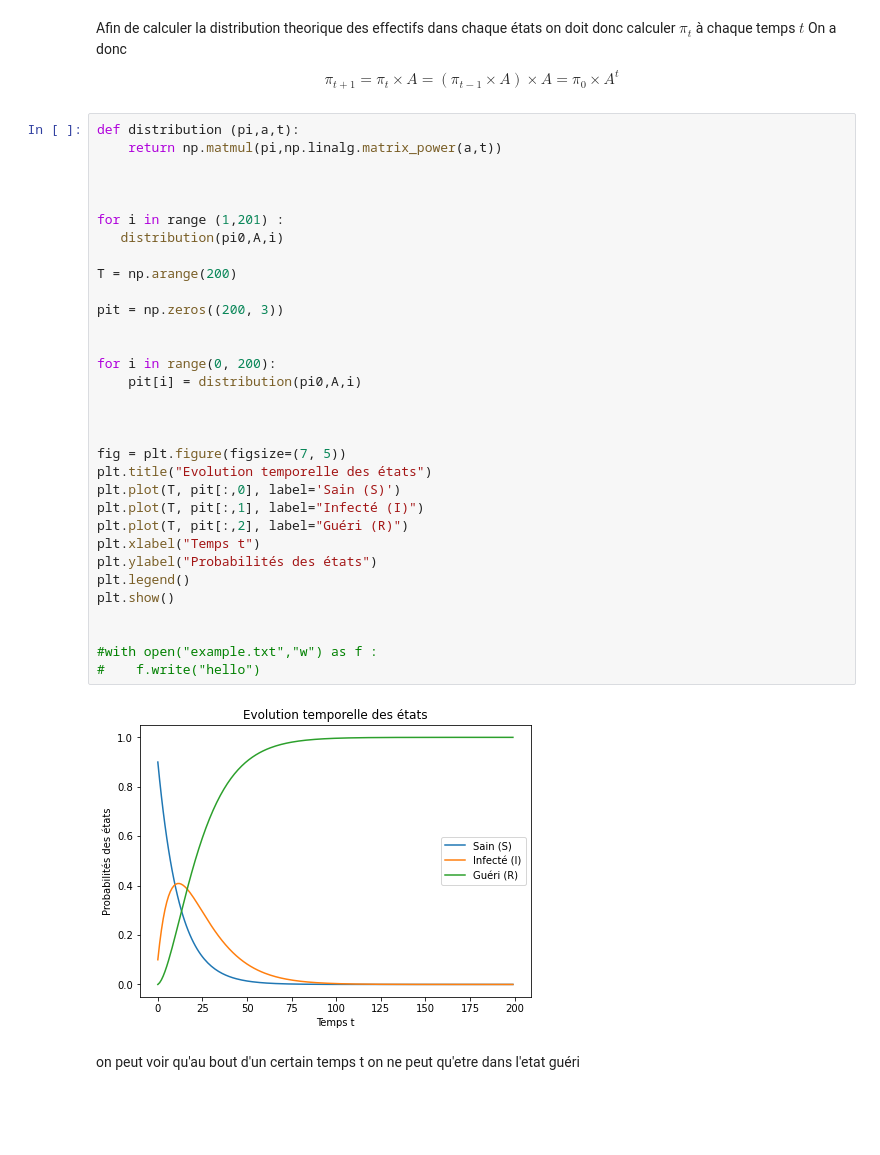
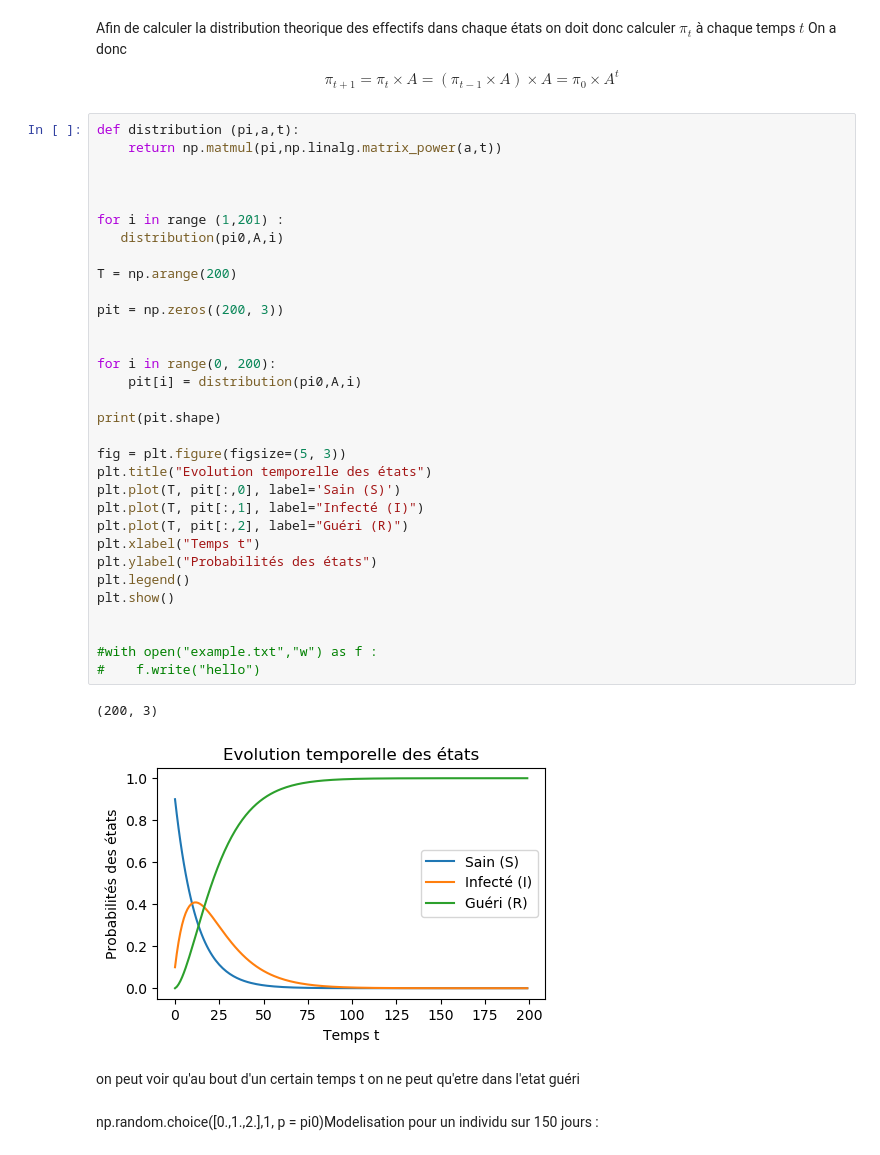
Before and after one commit to yokyann/epidemiologie, a Jupyter notebook: projet3b.ipynb, the cells around one changed output. Saved outputs shown, nothing was run; the diff lists cells and outputs as text; blank space fills up the shorter version.

```diff
--- a/projet3b.ipynb
+++ b/projet3b.ipynb
@@ -113,36 +113,39 @@ $$ \pi_{t+1}=\pi_{t}\times A = (\pi_{t-1}\times A)\times A = \pi_0 \times A^t $$
 def distribution (pi,a,t):
     return np.matmul(pi,np.linalg.matrix_power(a,t))
 
 
 
 for i in range (1,201) :
    distribution(pi0,A,i)
 
 T = np.arange(200)
 
 pit = np.zeros((200, 3))
 
 
 for i in range(0, 200):
     pit[i] = distribution(pi0,A,i)
 
+print(pit.shape)
 
-
-fig = plt.figure(figsize=(7, 5))
+fig = plt.figure(figsize=(5, 3))
 plt.title("Evolution temporelle des états")
 plt.plot(T, pit[:,0], label='Sain (S)')
 plt.plot(T, pit[:,1], label="Infecté (I)")
 plt.plot(T, pit[:,2], label="Guéri (R)")
 plt.xlabel("Temps t")
 plt.ylabel("Probabilités des états")
 plt.legend()
 plt.show()
 
 
 #with open("example.txt","w") as f :
 #    f.write("hello")
 # %% [output]
+(200, 3)
-[figure, old version]
+[figure, new version]
 # %% [markdown]
 on peut voir qu'au bout d'un certain temps t on ne peut qu'etre dans l'etat guéri
+# %% [markdown]
+np.random.choice([0.,1.,2.],1, p = pi0)Modelisation pour un individu sur 150 jours :
 # %%
```
Also changed, not shown: parts of 12 cells of this notebook.
